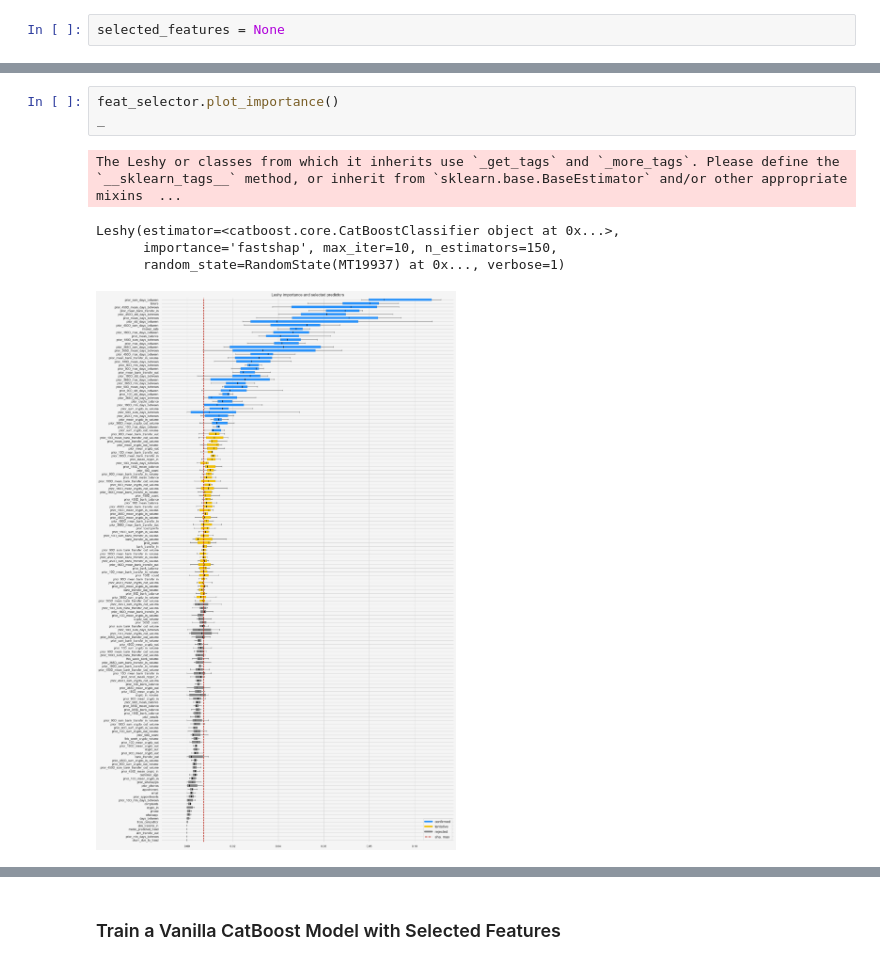
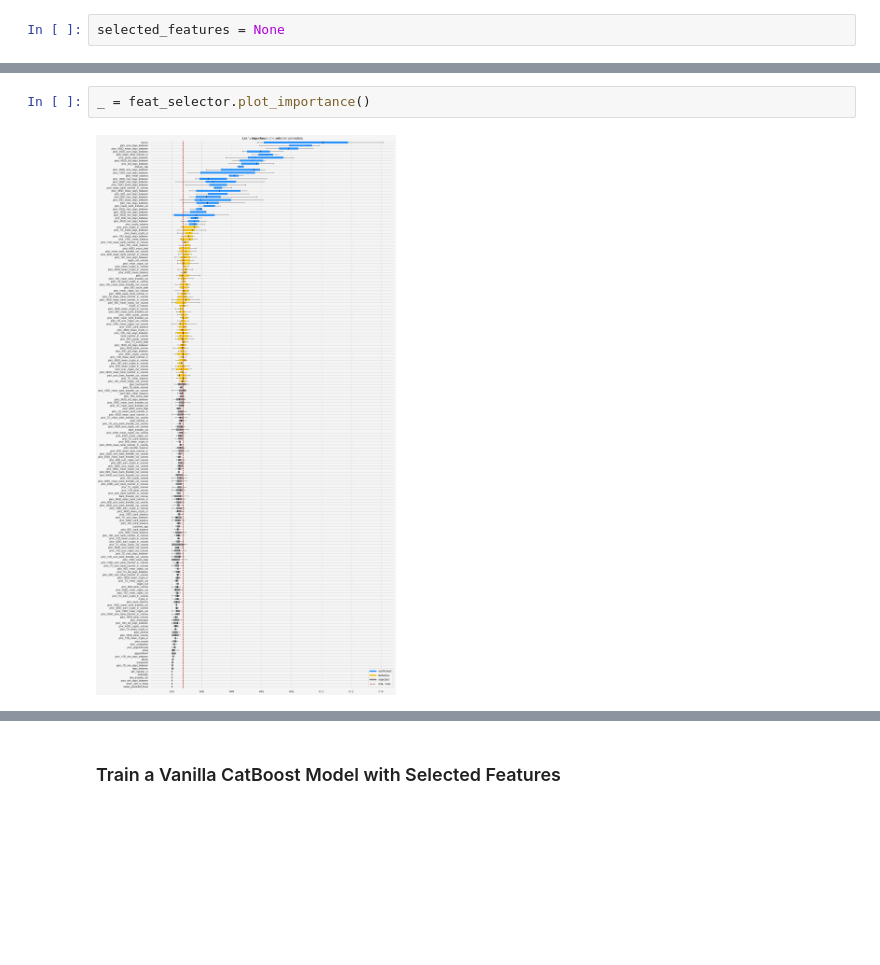
Before and after one commit to igorconsulting/modern-ml, a Jupyter notebook: week_1/notebooks/5_feature_selection.ipynb, the cells around one changed output, grey strips where cells are left out. Cells and saved outputs as stored; diff of their text form; blank space fills up the shorter version.

```diff
--- a/week_1/notebooks/5_feature_selection.ipynb
+++ b/week_1/notebooks/5_feature_selection.ipynb
@@ -215,14 +215,9 @@ The Leshy or classes from which it inherits use `_get_tags` and `_more_tags`. Pl
 Leshy(estimator=<catboost.core.CatBoostClassifier object at 0x...>,
       importance='fastshap', max_iter=10, n_estimators=150,
       random_state=RandomState(MT19937) at 0x..., verbose=1)
-# %%
-feat_selector.plot_importance()
-_
-# %% [output]
-The Leshy or classes from which it inherits use `_get_tags` and `_more_tags`. Please define the `__sklearn_tags__` method, or inherit from `sklearn.base.BaseEstimator` and/or other appropriate mixins  ...
-Leshy(estimator=<catboost.core.CatBoostClassifier object at 0x...>,
-      importance='fastshap', max_iter=10, n_estimators=150,
-      random_state=RandomState(MT19937) at 0x..., verbose=1)
-[figure, removed]
+# %%
+_ = feat_selector.plot_importance()
+# %% [output]
+[figure, added]
 # %%
 selected_features = feat_selector.get_feature_names_out().tolist() + ['country', 'broad_job_category']
```
Also changed, not shown: parts of 17 cells of this notebook, 16 other files.
